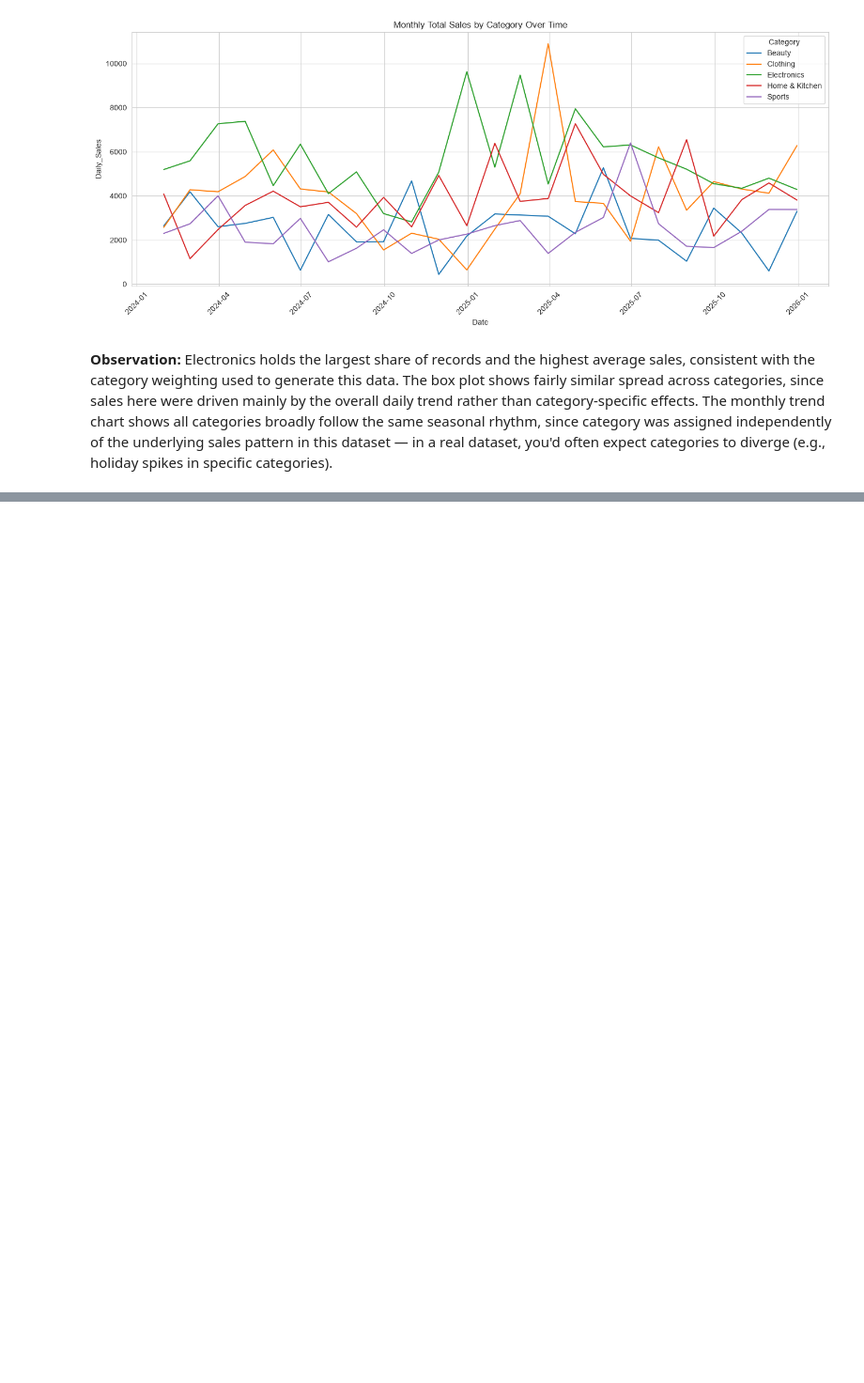
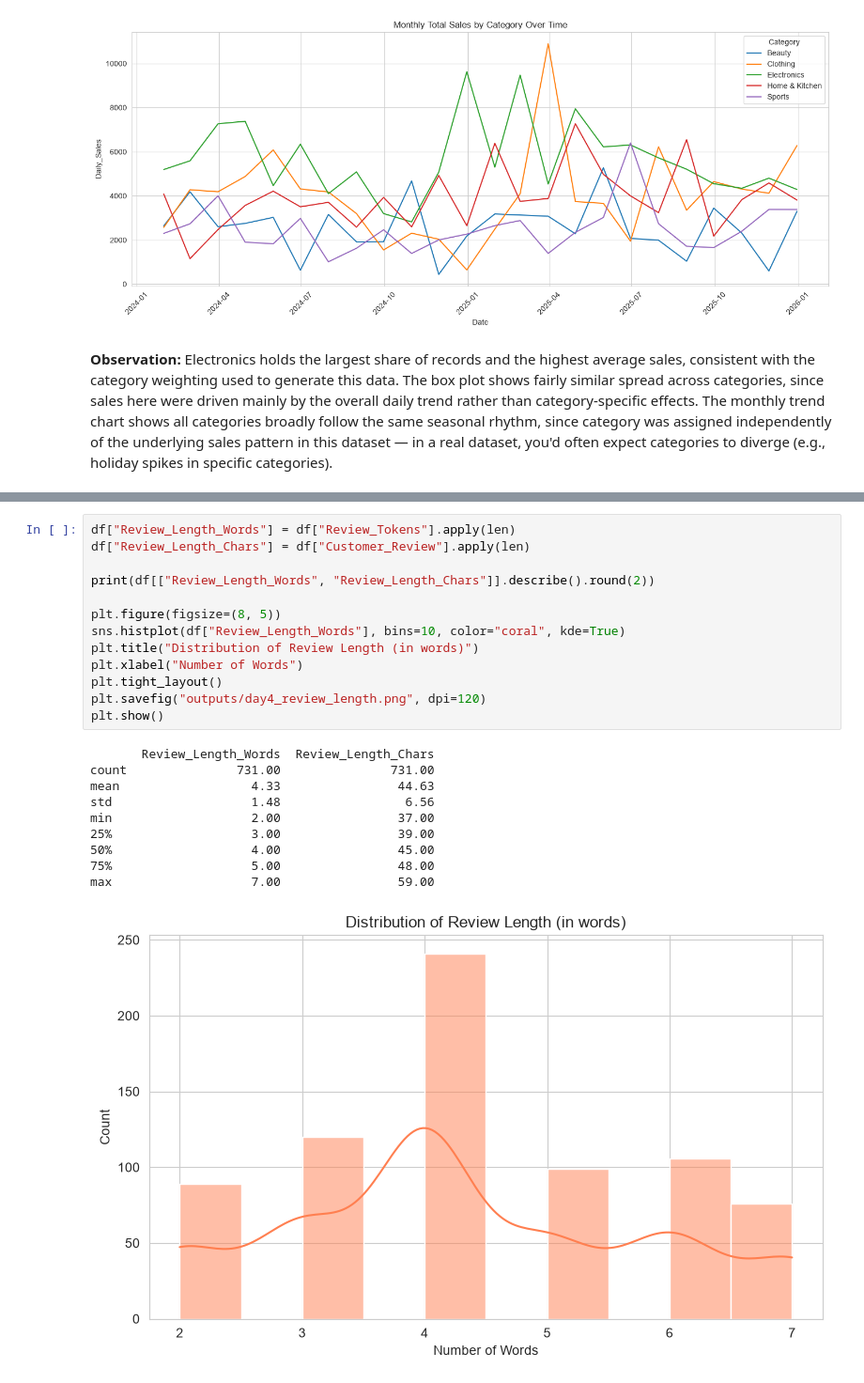
Before and after one commit to nikitha-d1323/data-analysis-mini-projects, a Jupyter notebook: unit3-sales-timeseries-text/Sales_TimeSeries_Text_Unit3.ipynb, the cells around one changed output, grey strips where cells are left out. Shown at 94% size. Saved outputs shown, nothing was run; the diff lists cells and outputs as text; blank space fills up the shorter version.

```diff
--- a/unit3-sales-timeseries-text/Sales_TimeSeries_Text_Unit3.ipynb
+++ b/unit3-sales-timeseries-text/Sales_TimeSeries_Text_Unit3.ipynb
@@ -297,0 +389,24 @@ spikes in specific categories).
+# %%
+df["Review_Length_Words"] = df["Review_Tokens"].apply(len)
+df["Review_Length_Chars"] = df["Customer_Review"].apply(len)
+
+print(df[["Review_Length_Words", "Review_Length_Chars"]].describe().round(2))
+
+plt.figure(figsize=(8, 5))
+sns.histplot(df["Review_Length_Words"], bins=10, color="coral", kde=True)
+plt.title("Distribution of Review Length (in words)")
+plt.xlabel("Number of Words")
+plt.tight_layout()
+plt.savefig("outputs/day4_review_length.png", dpi=120)
+plt.show()
+# %% [output]
+       Review_Length_Words  Review_Length_Chars
+count               731.00               731.00
+mean                  4.33                44.63
+std                   1.48                 6.56
+min                   2.00                37.00
+25%                   3.00                39.00
+50%                   4.00                45.00
+75%                   5.00                48.00
+max                   7.00                59.00
+[figure, added]
```
Also changed, not shown: parts of 9 cells of this notebook, 4 other files.
